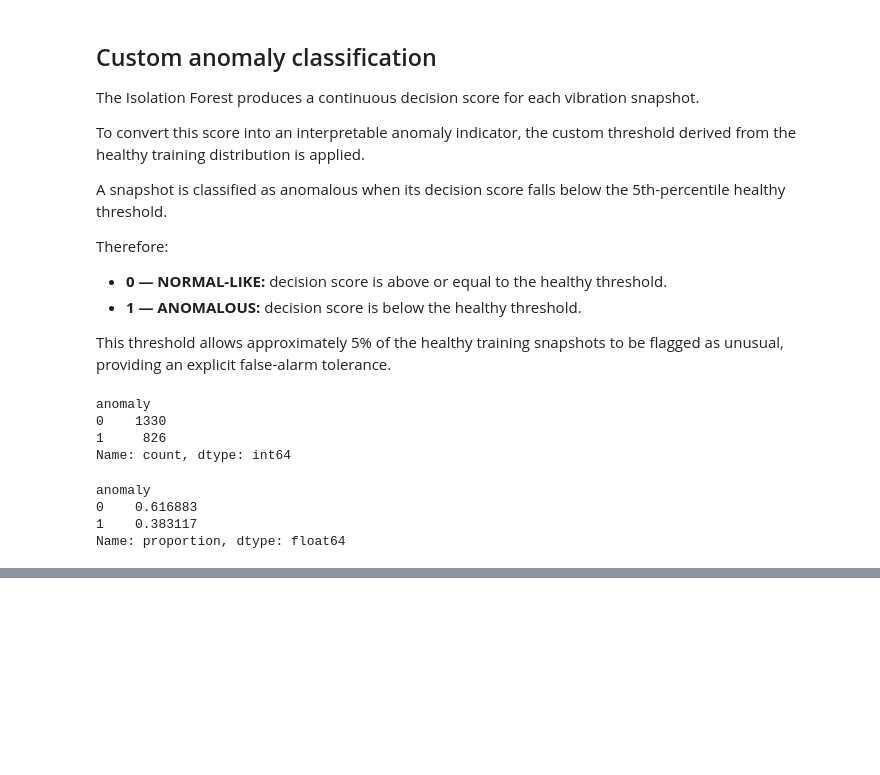
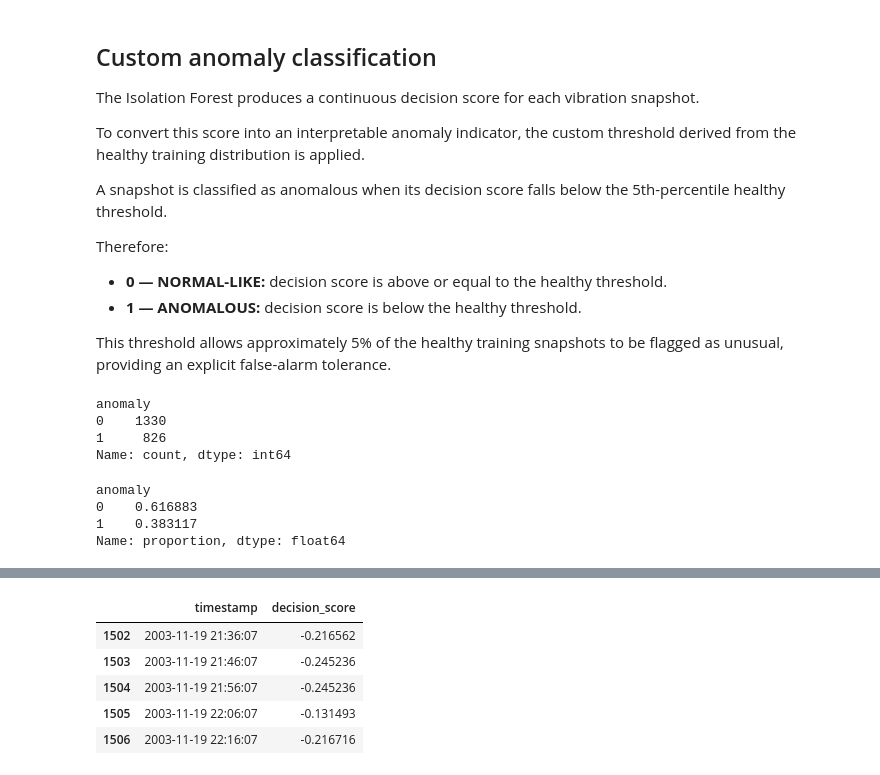
Before and after one commit to amedeone03/machineguard, a Jupyter notebook: notebooks/02_feature_analysis.ipynb, the cells around one changed output, grey strips where cells are left out. Saved outputs shown, nothing was run; the diff lists cells and outputs as text; code cells hidden in the pictures; blank space fills up the shorter version.

```diff
--- a/notebooks/02_feature_analysis.ipynb
+++ b/notebooks/02_feature_analysis.ipynb
@@ -578,0 +636,9 @@ Name: proportion, dtype: float64
+# %%
+early_anomalies[["timestamp", "decision_score"]].tail()
+# %% [output]
+|  | timestamp | decision_score |
+| 1502 | 2003-11-19 21:36:07 | -0.216562 |
+| 1503 | 2003-11-19 21:46:07 | -0.245236 |
+| 1504 | 2003-11-19 21:56:07 | -0.245236 |
+| 1505 | 2003-11-19 22:06:07 | -0.131493 |
+| 1506 | 2003-11-19 22:16:07 | -0.216716 |
```
Also changed, not shown: parts of 13 cells of this notebook.
